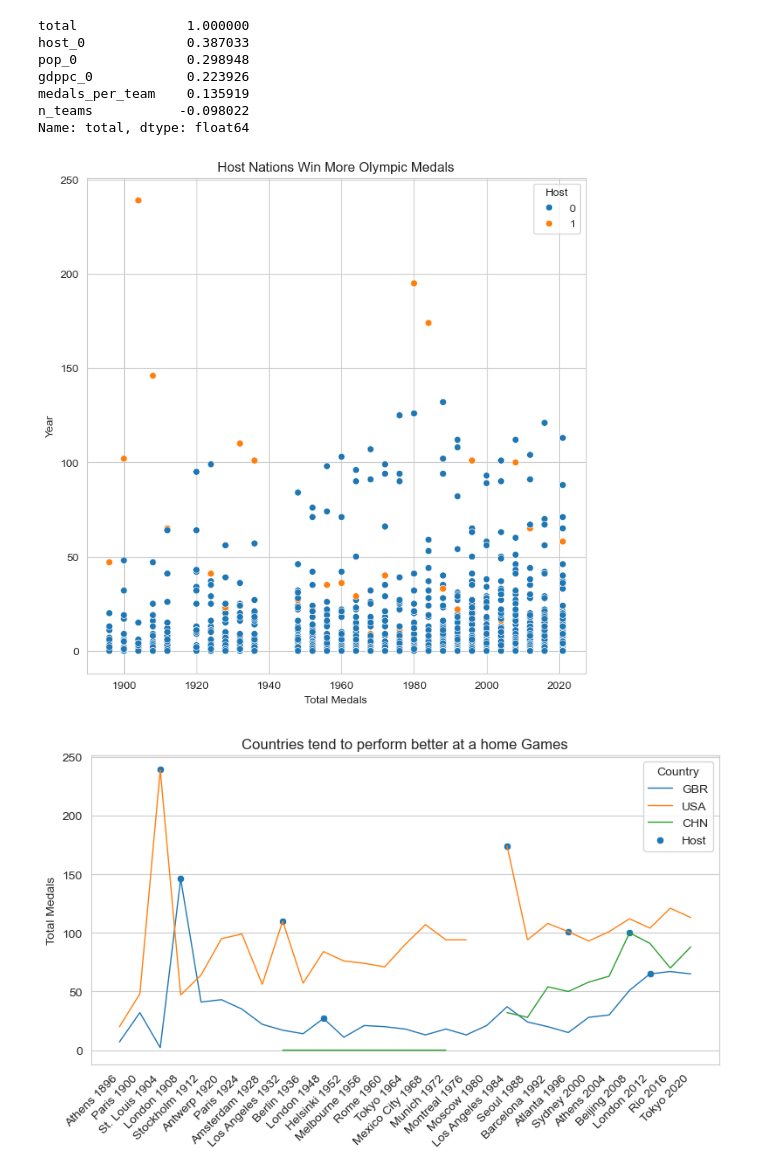
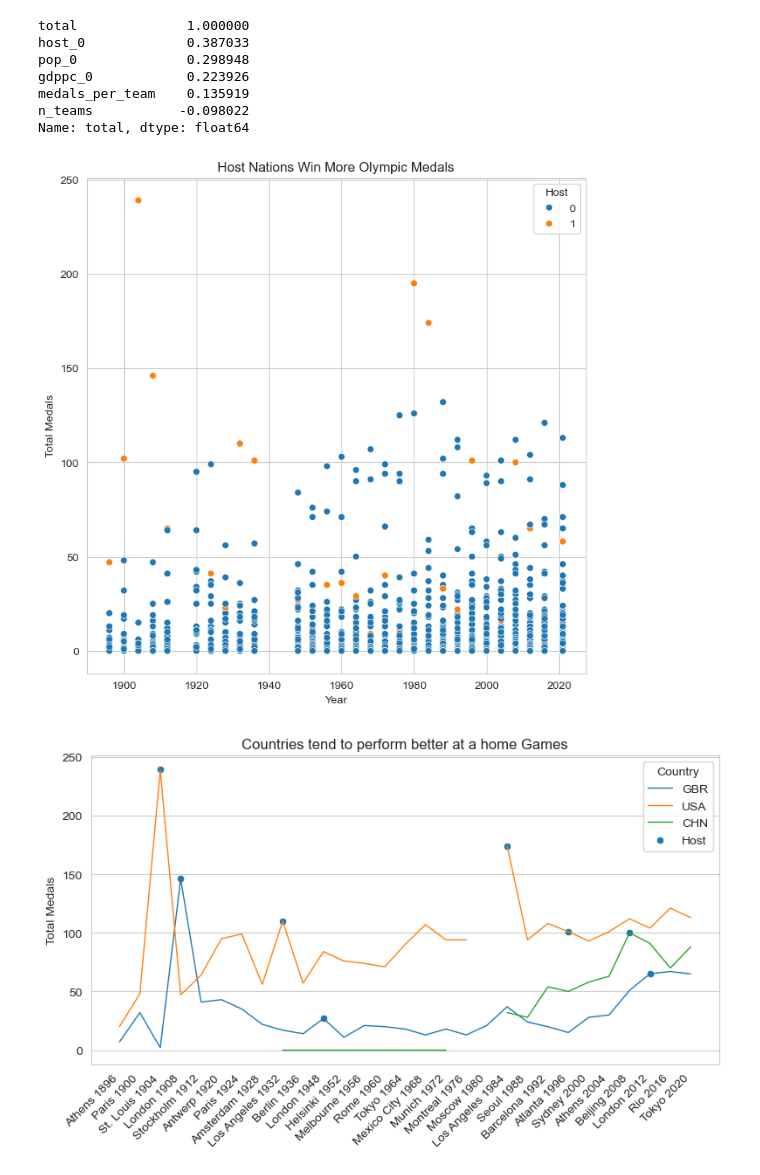
Before and after one commit to twm105/olympic-medals-predict, a Jupyter notebook: data-eda/olympics_eda.ipynb, the cells around one changed output. Saved outputs shown, nothing was run; the diff lists cells and outputs as text; code cells hidden in the pictures.

Commit message:
Corrected plot axes titles and conda env for EDA notebook

```diff
--- a/data-eda/olympics_eda.ipynb
+++ b/data-eda/olympics_eda.ipynb
@@ -195,17 +195,17 @@ Name: total, dtype: float64
 # %%
 fig, ax = plt.subplots(figsize=(8, 8))
 sns.scatterplot(data=oly,
                 x='year',
                 y='total',
                 hue='host_0')
 plt.title('Host Nations Win More Olympic Medals')
-plt.xlabel('Total Medals')
-plt.ylabel('Year')
+plt.xlabel('Year')
+plt.ylabel('Total Medals')
 plt.legend(title='Host')
 plt.savefig('../images/eda-hosts-win.png')
 plt.show()
 # %% [output]
-[figure, old version]
+[figure, new version]
 # %%
 # filter data for plot
 fig, ax = plt.subplots(figsize=(8, 5))
```
Also changed, not shown: 1 other file.
